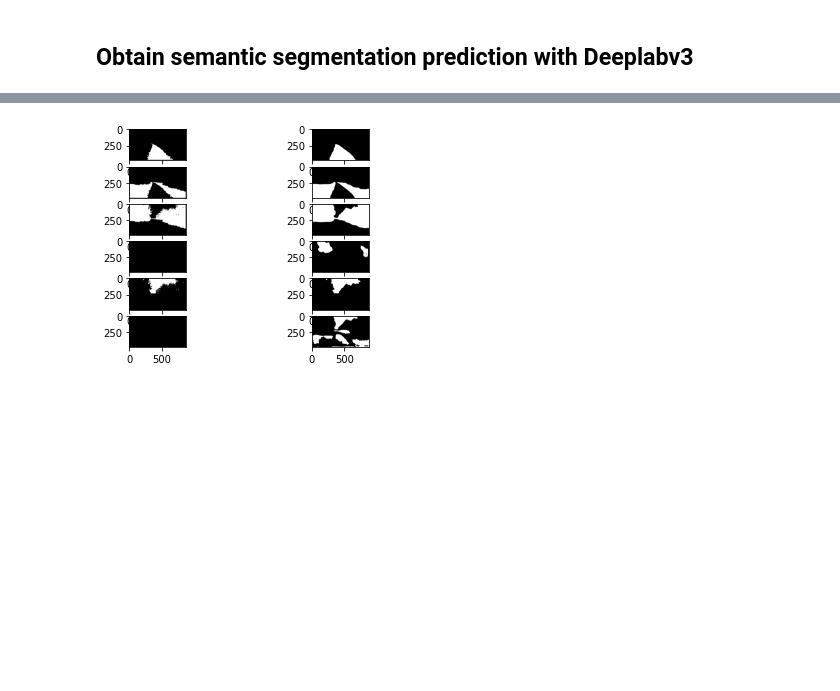
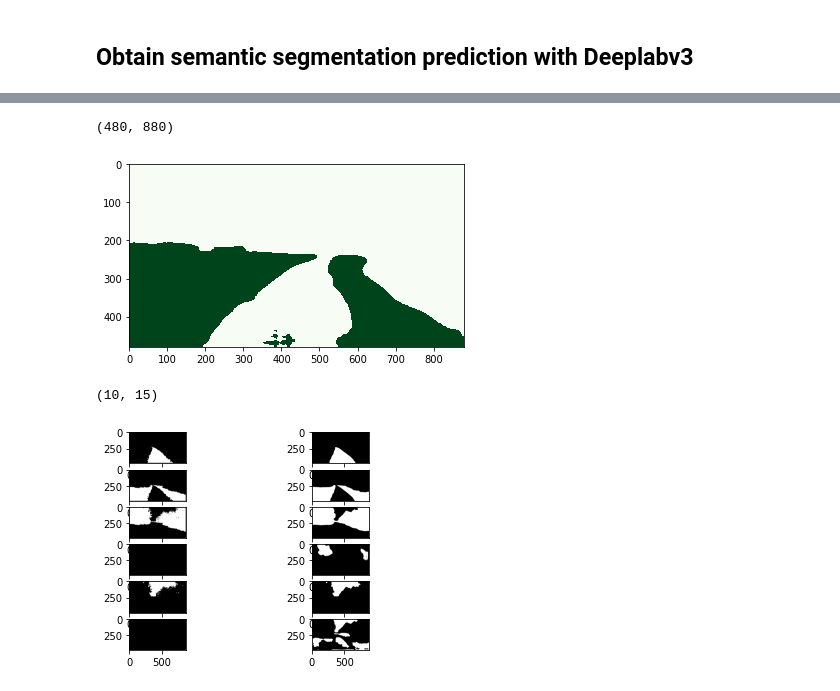
Before and after one commit to Andrewwango/vegetation-segmentation, a Jupyter notebook: vegetation-segmentation/analysis_adi.ipynb, the cells around one changed output, grey strips where cells are left out. Cells and saved outputs as stored; diff of their text form; code cells hidden in the pictures; blank space fills up the shorter version.

```diff
--- a/vegetation-segmentation/analysis_adi.ipynb
+++ b/vegetation-segmentation/analysis_adi.ipynb
@@ -57,3 +59,21 @@ for i in range(6):
+# %%
+nut(test_mask_pred[0]).shape
+# %% [output]
+(480, 880)
+# %%
+from matplotlib import pyplot as plt
+
+plt.imshow(nut(test_mask_pred[1]), cmap='Greens',interpolation='nearest')
+plt.show()
+# %% [output]
+[figure, added]
+# %%
+a=np.ones((10,15))
+b=10*np.ones((10,15))
+add=a+b
+print(add.shape)
+# %% [output]
+(10, 15)
 # %%
 fig,axs=plt.subplots(6,2)
 for i in range(6):
```
Also changed, not shown: parts of 4 cells of this notebook, 3 other files.
